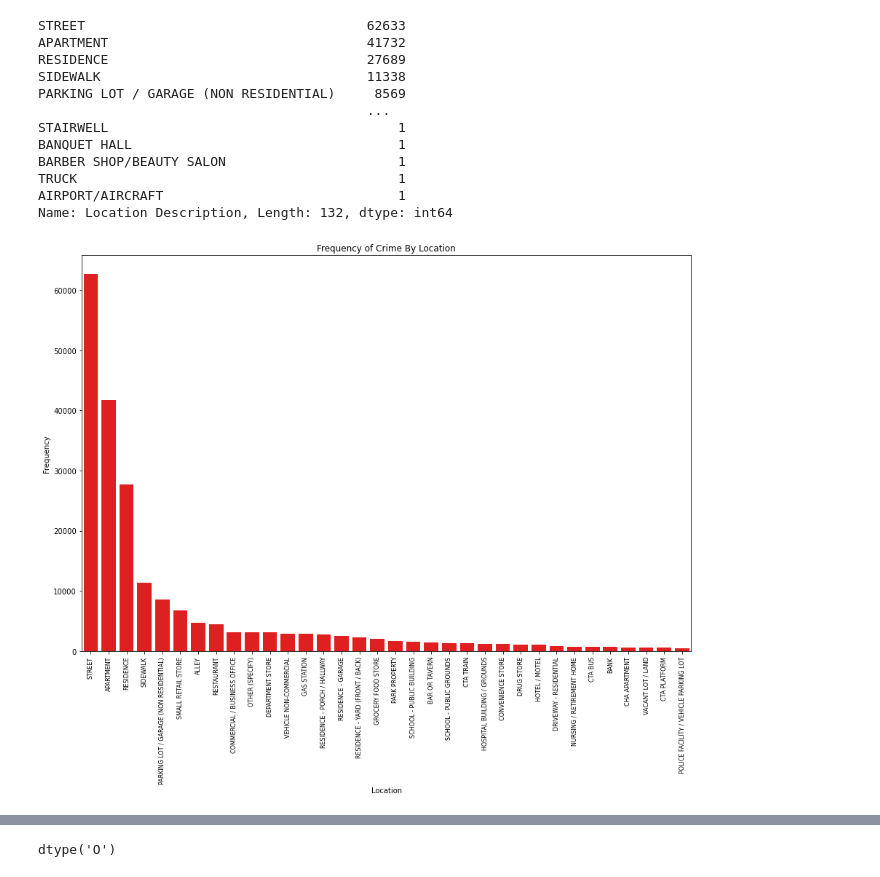
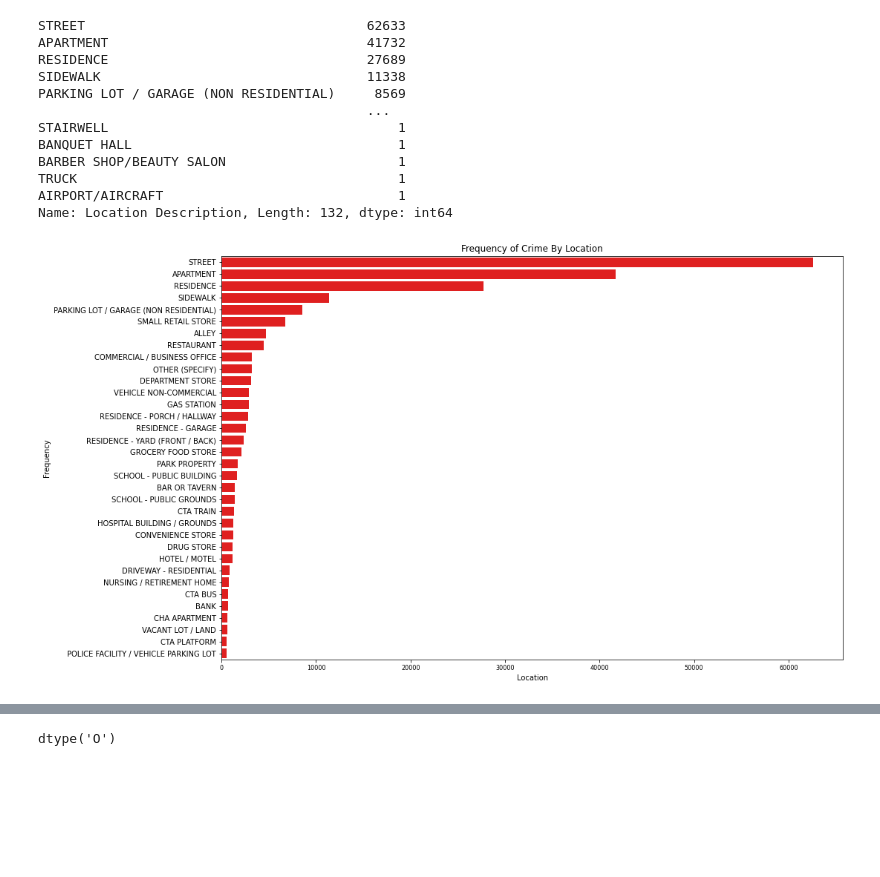
Before and after one commit to amudd10/Chicago-Crime-Analysis, a Jupyter notebook: Chi_crime2022.ipynb, the cells around one changed output, grey strips where cells are left out. Saved outputs shown, nothing was run; the diff lists cells and outputs as text; code cells hidden in the pictures; blank space fills up the shorter version.

```diff
--- a/Chi_crime2022.ipynb
+++ b/Chi_crime2022.ipynb
@@ -160,20 +164,23 @@ Name: Location Description, Length: 132, dtype: int64
 # %%
 #Graph of crimes in locations with 500+ instances
 rel_location_count = loc_crime[loc_crime>500]
 
 figure = plt.figure(figsize=(15,10))
 
 #Plot resulting data using Seaborn
-sns.barplot(rel_location_count.index, rel_location_count.values, color = 'r')
+sns.barplot(rel_location_count.values, rel_location_count.index, color = 'r')
 
 plt.title('Frequency of Crime By Location')
 plt.xlabel('Location')
-plt.xticks(rotation=90, fontsize = 8)
+plt.xticks(fontsize = 8)
 plt.ylabel('Frequency')
 
 plt.show()
+
+# Save the plot as a PNG file
+figure.savefig('Frequency of Crime By Location.png')
 # %% [output]
-[figure, old version]
+[figure, new version]
 # %%
 street_crimes = crime_df[crime_df['Location Description'].str.contains('STREET')]
 street_crimes
```
Also changed, not shown: parts of 22 cells of this notebook, 18 other files.
